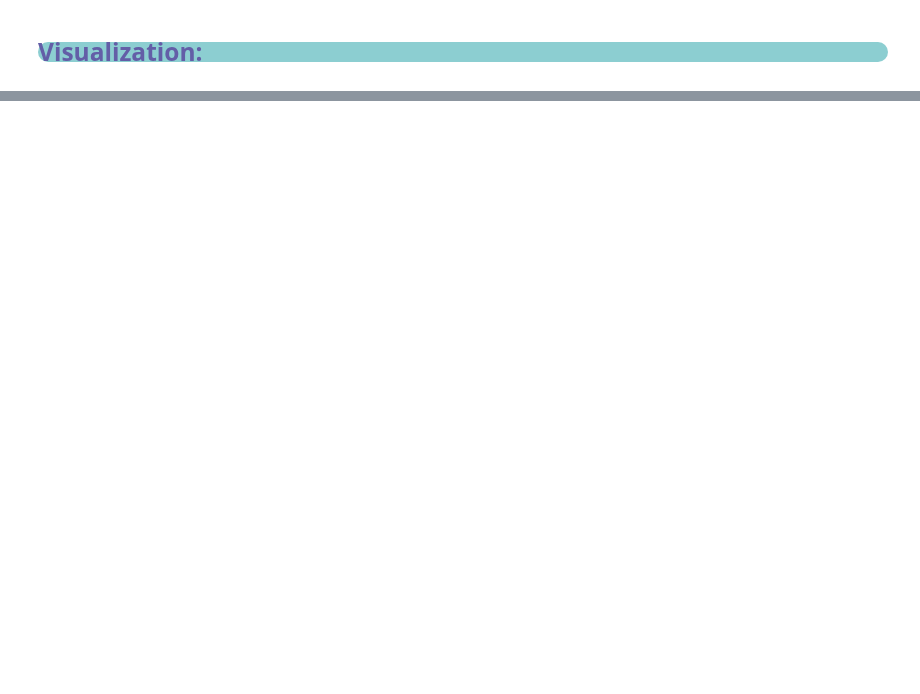
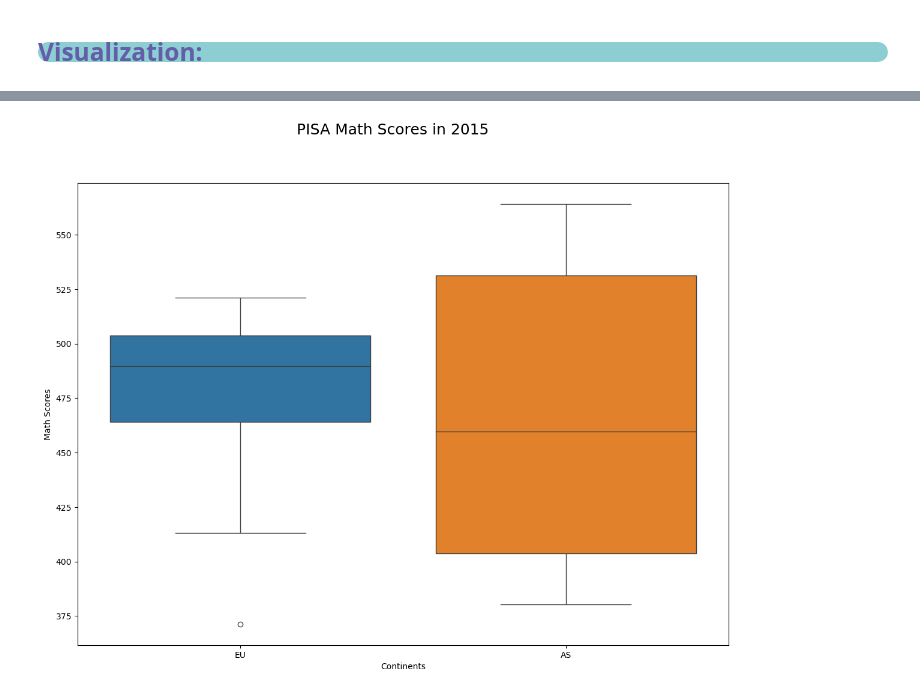
Before and after one commit to iceyisaak/clarusway_ds, a Jupyter notebook: Statistics Assignment-02 (Confidence Interval & Hypothesis) Student by CLARUSWAY.ipynb, the cells around one changed output, grey strips where cells are left out. Cells and saved outputs as stored; diff of their text form; code cells hidden in the pictures; blank space fills up the shorter version.

```diff
--- a/Statistics Assignment-02 (Confidence Interval & Hypothesis) Student by CLARUSWAY.ipynb
+++ b/Statistics Assignment-02 (Confidence Interval & Hypothesis) Student by CLARUSWAY.ipynb
@@ -347,3 +371,7 @@ countries (assume normality and equal variances). Draw side-by-side box plots.
 Get descriptive statistics (the central tendency, dispersion and shape of a dataset’s distribution) for each continent group (AS, EU, AF, NA, SA, OC).
 
 Determine whether there is any difference (on the average) for the math scores among European (EU) and Asian (AS) countries (assume normality and equal variances). Draw side-by-side box plots.
+# %%
+PISA_Test = pd.read_csv('2015 PISA Test.csv')
+
+PISA_Test
@@ -349,0 +403,3 @@ Determine whether there is any difference (on the average) for the math scores a
+# %%
+PISA_Test["Continent_Code"].fillna("NA", inplace=True)
+PISA_Test['Continent_Code'].value_counts(dropna=False)
@@ -351,3 +527,7 @@ Determine whether there is any difference (on the average) for the math scores a
 #### <p style="background-color:#8CCED1; font-family:newtimeroman; color:#635EA7; font-size:175%; text-align:left; border-radius:10px 10px;">Exploring EU & ASIAN Countries:</p>
 
 Determine whether there is any difference (on the average) for the math scores among European (EU) and Asian (AS) countries (assume normality and equal variances). Draw side-by-side box plots. CHECK: statistic=0.870055317967983, pvalue=0.38826888111307345
+# %%
+PISA_Test.rename(columns={'Country Code':'Country_Code'}, inplace=True)
+
+PISA_Test
@@ -364,2 +655,8 @@ Determine whether there is any difference (on the average) for the math scores a
 # %% [markdown]
 #### <p style="background-color:#8CCED1; font-family:newtimeroman; color:#635EA7; font-size:175%; text-align:left; border-radius:10px 10px;">Visualization:</p>
+# %%
+# PISA_Test.loc[(PISA_Test['Continent_Code'] == 'AS') & (PISA_Test['Continent_Code'] =='EU'),['Math']]
+
+EU_AS_Math = PISA_Test.loc[(PISA_Test['Continent_Code'].isin(['AS','EU'])),['Continent_Code','Math']]
+
+EU_AS_Math
@@ -366,3 +681,16 @@ Determine whether there is any difference (on the average) for the math scores a
+# %%
+
+plt.figure(figsize=(14,10))
+
+ax = sns.boxplot(data=EU_AS_Math, x='Continent_Code', y='Math', hue='Continent_Code')
+plt.ylabel('Math Scores')
+plt.xlabel('Continents')
+
+plt.suptitle('PISA Math Scores in 2015', fontsize=18)
+
+plt.show();
+# %% [output]
+[figure, added]
 # %% [markdown]
 ## <p style="background-color:#8CCED1; font-family:newtimeroman; color:#49519E; font-size:150%; text-align:center; border-radius:10px 10px;">END OF THE ASSIGNMENT-02</p>
 
```
Also changed, not shown: parts of 27 cells of this notebook.
